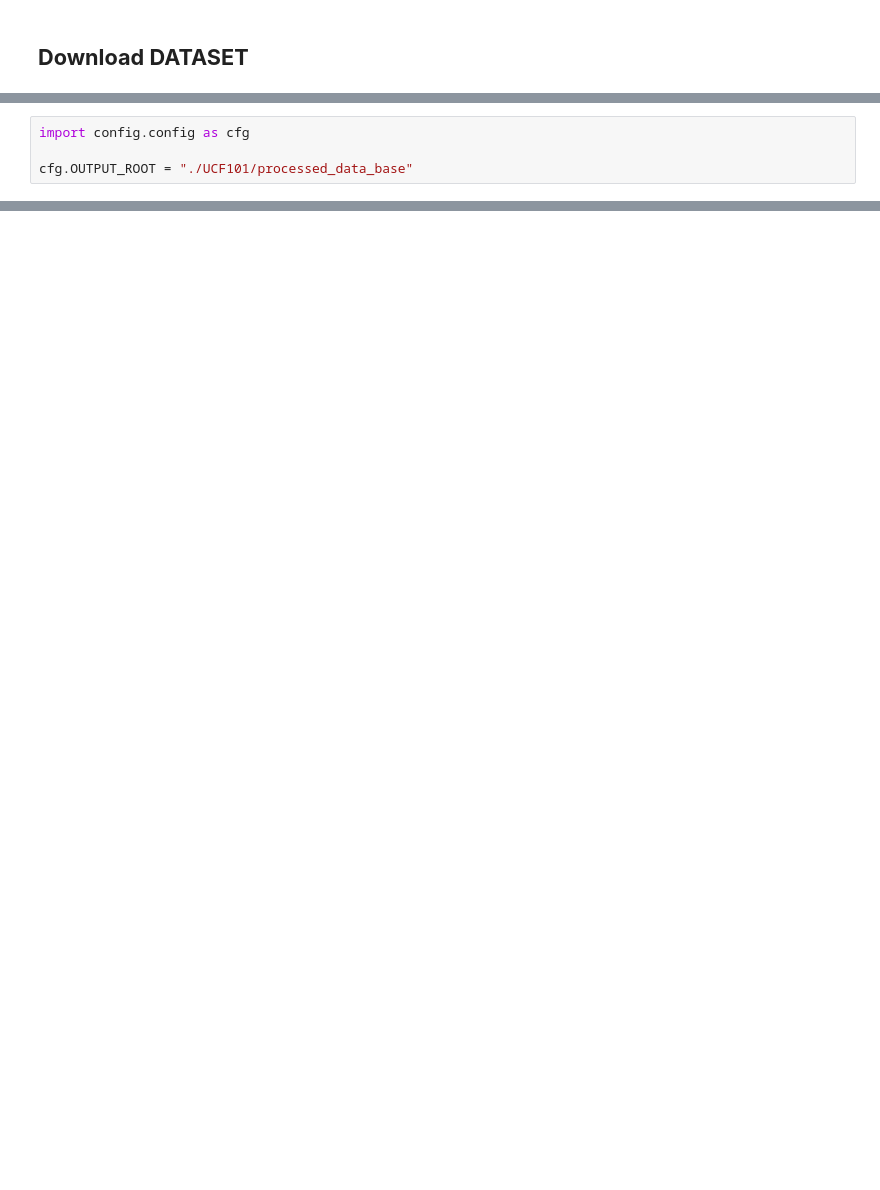
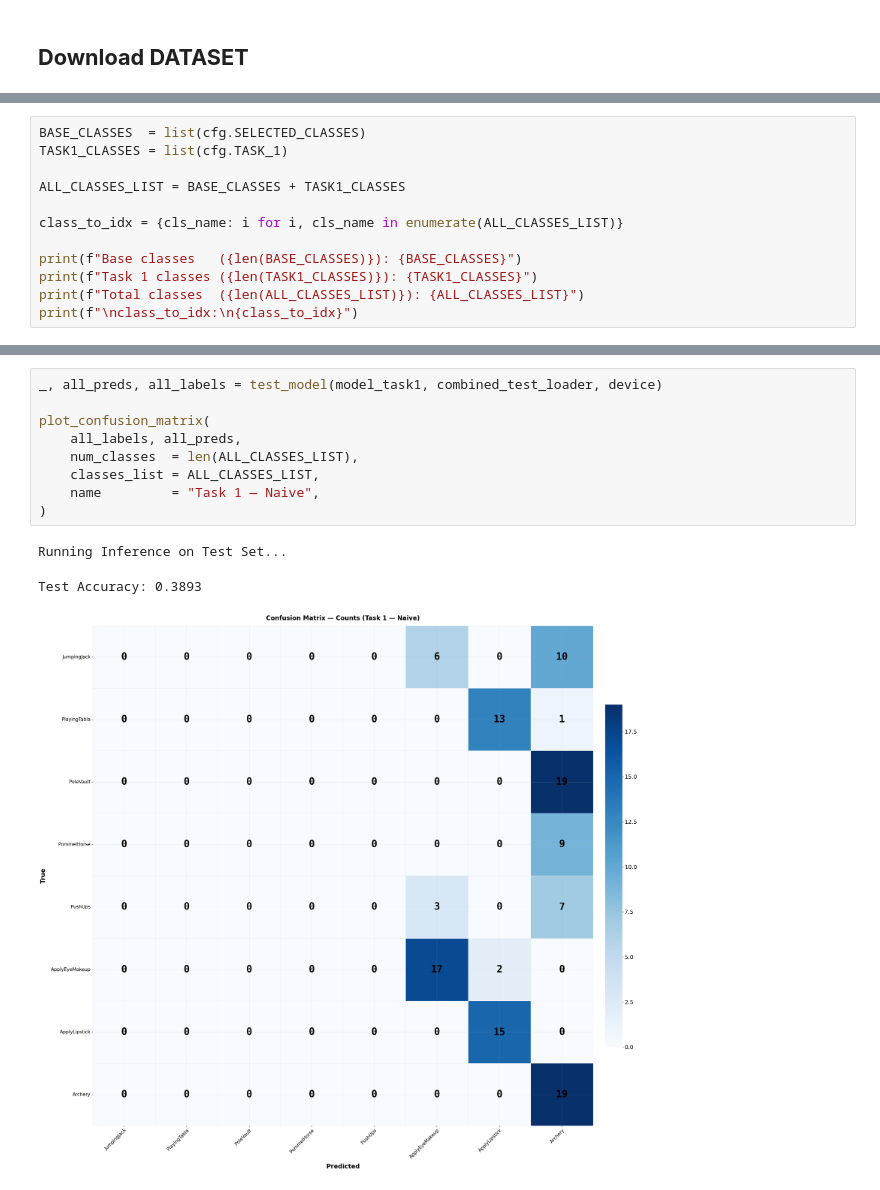
Before and after one commit to silvergjeka22/Unified-Lifelong-Action-Learning, a Jupyter notebook: notebooks/APAI_NAIVE_CL.ipynb, the cells around one changed output, grey strips where cells are left out. Drawn from its saved outputs; the diff is of its cells as text; blank space fills up the shorter version.

```diff
--- a/notebooks/APAI_NAIVE_CL.ipynb
+++ b/notebooks/APAI_NAIVE_CL.ipynb
@@ -63,4 +62,0 @@ Using device: cpu
-# %%
-import config.config as cfg
-
-cfg.OUTPUT_ROOT = "./UCF101/processed_data_base"
@@ -141,0 +106,12 @@ task4_test_loader  = make_loader(TASK4_ROOT, TASK_4, "test",  label_offset=30)
+# %%
+BASE_CLASSES  = list(cfg.SELECTED_CLASSES)
+TASK1_CLASSES = list(cfg.TASK_1)
+
+ALL_CLASSES_LIST = BASE_CLASSES + TASK1_CLASSES
+
+class_to_idx = {cls_name: i for i, cls_name in enumerate(ALL_CLASSES_LIST)}
+
+print(f"Base classes   ({len(BASE_CLASSES)}): {BASE_CLASSES}")
+print(f"Task 1 classes ({len(TASK1_CLASSES)}): {TASK1_CLASSES}")
+print(f"Total classes  ({len(ALL_CLASSES_LIST)}): {ALL_CLASSES_LIST}")
+print(f"\nclass_to_idx:\n{class_to_idx}")
@@ -169,0 +249,13 @@ results = evaluate_all_tasks(
+# %%
+_, all_preds, all_labels = test_model(model_task1, combined_test_loader, device)
+
+plot_confusion_matrix(
+    all_labels, all_preds,
+    num_classes  = len(ALL_CLASSES_LIST),
+    classes_list = ALL_CLASSES_LIST,
+    name         = "Task 1 — Naive",
+)
+# %% [output]
+Running Inference on Test Set...
+Test Accuracy: 0.3893
+[figure, added]
```
Also changed, not shown: parts of 23 cells of this notebook, 2 other files.
